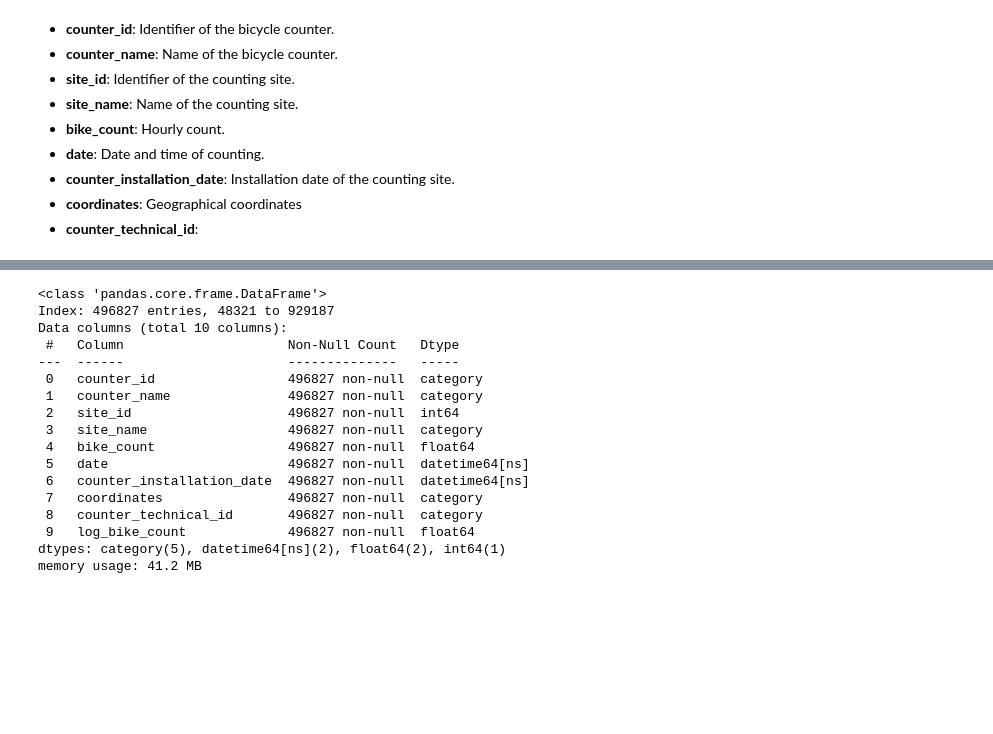
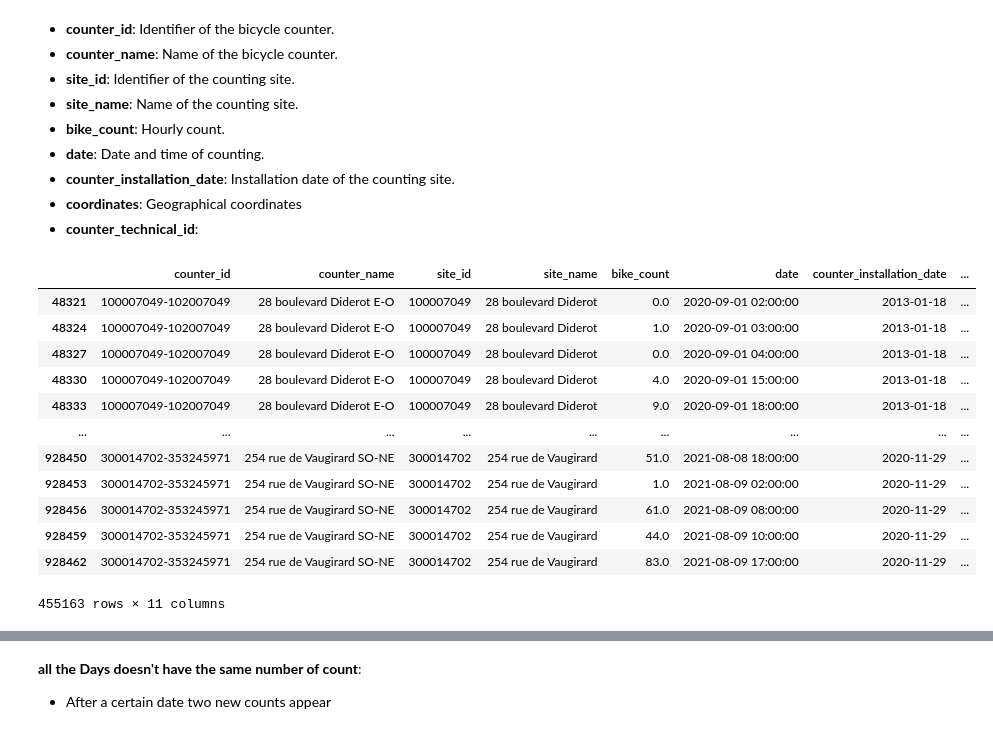
Before and after one commit to alexbohane/bike_counters_DSB, a Jupyter notebook: Preprocessing.ipynb, the cells around one changed output, grey strips where cells are left out. Drawn from its saved outputs; the diff is of its cells as text; code cells hidden in the pictures; blank space fills up the shorter version.

Commit message:
Preprocessing_first_submit_to_change_data

```diff
--- a/Preprocessing.ipynb
+++ b/Preprocessing.ipynb
@@ -12,38 +15,36 @@ import ydata_profiling
 - **coordinates**: Geographical coordinates
 - **counter_technical_id**:
 # %%
-train = pd.read_parquet('train.parquet')
+train = pd.read_parquet('Data/train.parquet')
 #try using log or bike count
 #One counter could be higher during the day and another one higher during the night
 #manif
-#soir pas trnaspiré
-#traffic
-train.drop(['longitude','latitude'],axis=1,inplace=True)
+# 2 counter enter the dataset
+#train.drop(['longitude','latitude','counter_technical_id','counter_id','site_id','site_name'],axis=1,inplace=True)
+train
+# %% [output]
+|  | counter_id | counter_name | site_id | site_name | bike_count | date | counter_installation_date | ... |
+| 48321 | 100007049-102007049 | 28 boulevard Diderot E-O | 100007049 | 28 boulevard Diderot | 0.0 | 2020-09-01 02:00:00 | 2013-01-18 | ... |
+| 48324 | 100007049-102007049 | 28 boulevard Diderot E-O | 100007049 | 28 boulevard Diderot | 1.0 | 2020-09-01 03:00:00 | 2013-01-18 | ... |
+| 48327 | 100007049-102007049 | 28 boulevard Diderot E-O | 100007049 | 28 boulevard Diderot | 0.0 | 2020-09-01 04:00:00 | 2013-01-18 | ... |
+| 48330 | 100007049-102007049 | 28 boulevard Diderot E-O | 100007049 | 28 boulevard Diderot | 4.0 | 2020-09-01 15:00:00 | 2013-01-18 | ... |
+| 48333 | 100007049-102007049 | 28 boulevard Diderot E-O | 100007049 | 28 boulevard Diderot | 9.0 | 2020-09-01 18:00:00 | 2013-01-18 | ... |
+| ... | ... | ... | ... | ... | ... | ... | ... | ... |
+| 928450 | 300014702-353245971 | 254 rue de Vaugirard SO-NE | 300014702 | 254 rue de Vaugirard | 51.0 | 2021-08-08 18:00:00 | 2020-11-29 | ... |
+| 928453 | 300014702-353245971 | 254 rue de Vaugirard SO-NE | 300014702 | 254 rue de Vaugirard | 1.0 | 2021-08-09 02:00:00 | 2020-11-29 | ... |
+| 928456 | 300014702-353245971 | 254 rue de Vaugirard SO-NE | 300014702 | 254 rue de Vaugirard | 61.0 | 2021-08-09 08:00:00 | 2020-11-29 | ... |
+| 928459 | 300014702-353245971 | 254 rue de Vaugirard SO-NE | 300014702 | 254 rue de Vaugirard | 44.0 | 2021-08-09 10:00:00 | 2020-11-29 | ... |
+| 928462 | 300014702-353245971 | 254 rue de Vaugirard SO-NE | 300014702 | 254 rue de Vaugirard | 83.0 | 2021-08-09 17:00:00 | 2020-11-29 | ... |
+455163 rows × 11 columns
 # %%
 train.profile_report()
 # %% [output]
 [interactive output not drawn]
 # %%
-counter_per_id={}
-for i in range(0,len(train['site_id'].unique())):
-    counter_per_id[train['site_id'].unique()[i]]=(train[train['site_id']==train['site_id'].unique()[i]]['counter_id'].unique().to_list())
-train.isna().sum()
+#counter_per_id={}
+#for i in range(0,len(train['site_id'].unique())):
+ #   counter_per_id[train['site_id'].unique()[i]]=(train[train['site_id']==train['site_id'].unique()[i]]['counter_id'].unique().to_list())
-# %% [output]
-<class 'pandas.core.frame.DataFrame'>
-Index: 496827 entries, 48321 to 929187
-Data columns (total 10 columns):
- #   Column                     Non-Null Count   Dtype
----  ------                     --------------   -----
- 0   counter_id                 496827 non-null  category
- 1   counter_name               496827 non-null  category
- 2   site_id                    496827 non-null  int64
- 3   site_name                  496827 non-null  category
- 4   bike_count                 496827 non-null  float64
- 5   date                       496827 non-null  datetime64[ns]
- 6   counter_installation_date  496827 non-null  datetime64[ns]
- 7   coordinates                496827 non-null  category
- 8   counter_technical_id       496827 non-null  category
- 9   log_bike_count             496827 non-null  float64
-dtypes: category(5), datetime64[ns](2), float64(2), int64(1)
-memory usage: 41.2 MB
+# %% [markdown]
+**all the Days doesn't have the same number of count**:
+- After a certain date two new counts appear
 # %%
```
Also changed, not shown: parts of 13 cells of this notebook, 2 other files.
